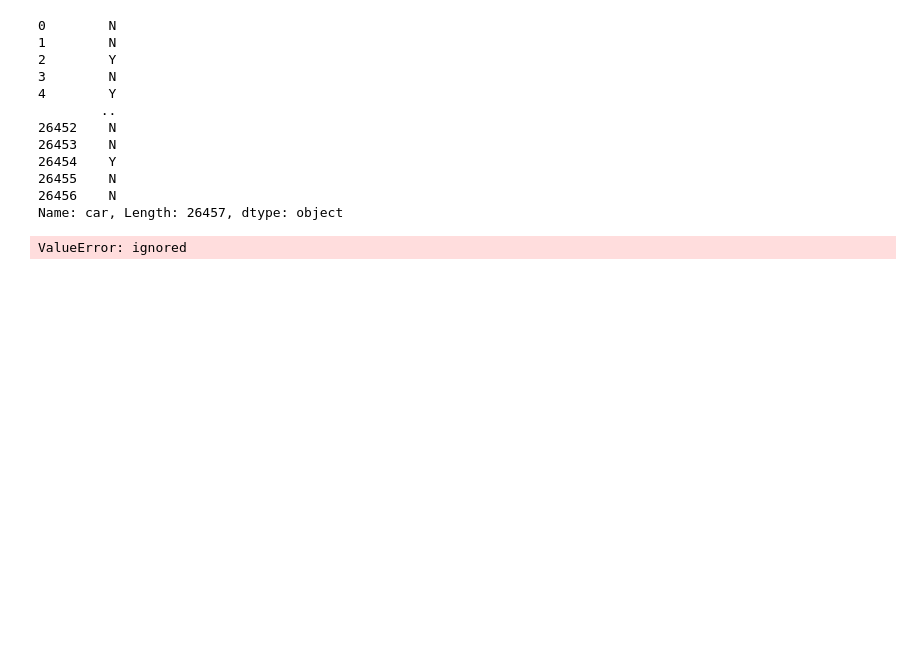
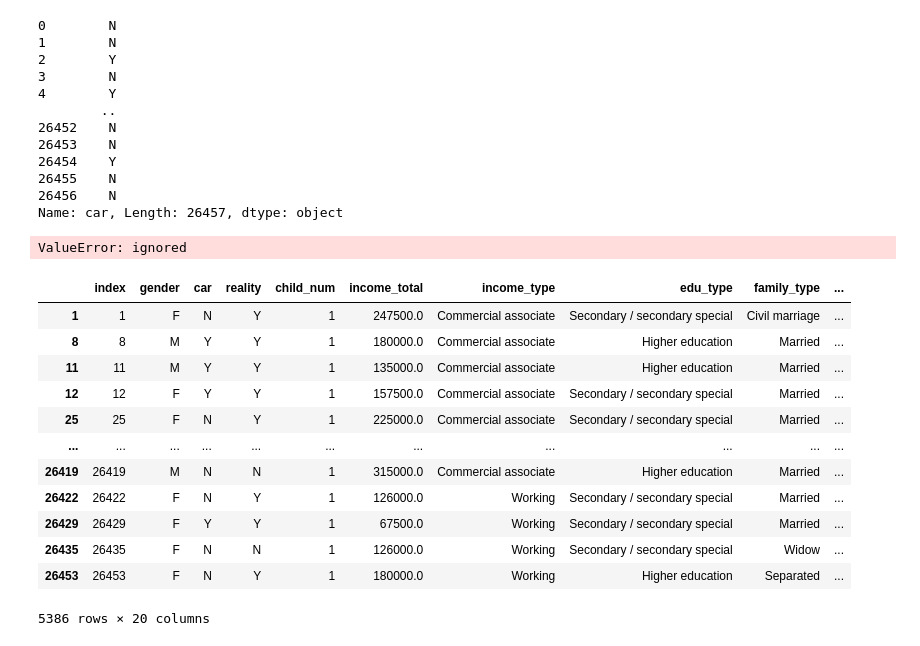
Before and after one commit to chw8207/python-seminar, a Jupyter notebook: 2월17일.ipynb, the cells around one changed output. Drawn from its saved outputs; the diff is of its cells as text; code cells hidden in the pictures; blank space fills up the shorter version.

```diff
--- a/2월17일.ipynb
+++ b/2월17일.ipynb
@@ -64,3 +64,19 @@ Name: car, Length: 26457, dtype: object
 df.iloc[:,'car']
 # %% [output]
 ValueError: ignored
+# %%
+df[df['child_num']==1]
+# %% [output]
+|  | index | gender | car | reality | child_num | income_total | income_type | edu_type | family_type | ... |
+| 1 | 1 | F | N | Y | 1 | 247500.0 | Commercial associate | Secondary / secondary special | Civil marriage | ... |
+| 8 | 8 | M | Y | Y | 1 | 180000.0 | Commercial associate | Higher education | Married | ... |
+| 11 | 11 | M | Y | Y | 1 | 135000.0 | Commercial associate | Higher education | Married | ... |
+| 12 | 12 | F | Y | Y | 1 | 157500.0 | Commercial associate | Secondary / secondary special | Married | ... |
+| 25 | 25 | F | N | Y | 1 | 225000.0 | Commercial associate | Secondary / secondary special | Married | ... |
+| ... | ... | ... | ... | ... | ... | ... | ... | ... | ... | ... |
+| 26419 | 26419 | M | N | N | 1 | 315000.0 | Commercial associate | Higher education | Married | ... |
+| 26422 | 26422 | F | N | Y | 1 | 126000.0 | Working | Secondary / secondary special | Married | ... |
+| 26429 | 26429 | F | Y | Y | 1 | 67500.0 | Working | Secondary / secondary special | Married | ... |
+| 26435 | 26435 | F | N | N | 1 | 126000.0 | Working | Secondary / secondary special | Widow | ... |
+| 26453 | 26453 | F | N | Y | 1 | 180000.0 | Working | Higher education | Separated | ... |
+5386 rows × 20 columns
```
